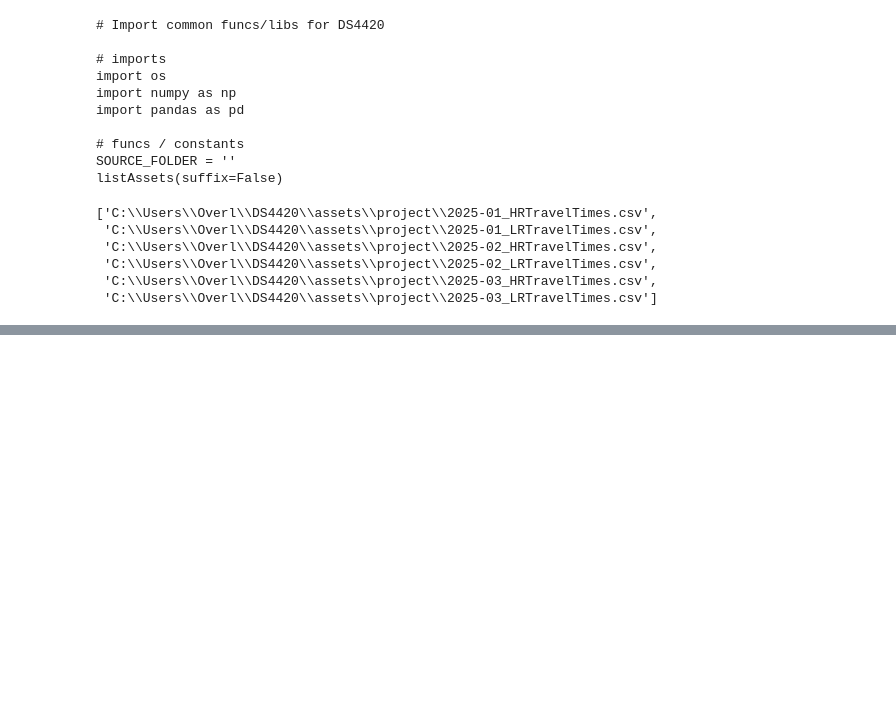
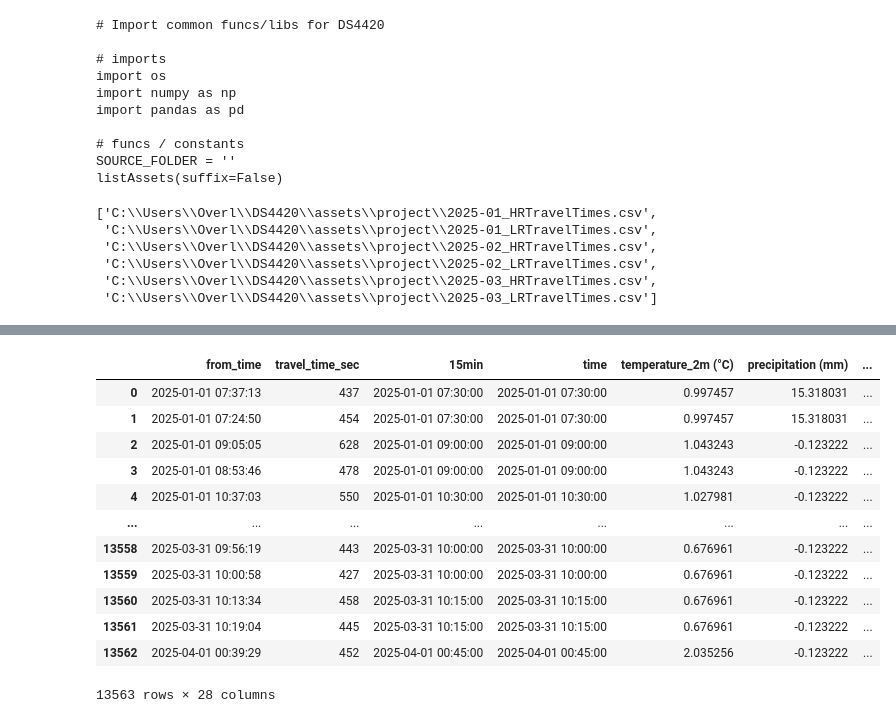
Before and after one commit to justing0909/DS4420_transit_delay_prediction, a Jupyter notebook: Preproc.ipynb, the cells around one changed output, grey strips where cells are left out. Saved outputs shown, nothing was run; the diff lists cells and outputs as text; code cells hidden in the pictures; blank space fills up the shorter version.

```diff
--- a/Preproc.ipynb
+++ b/Preproc.ipynb
@@ -97,0 +210,6 @@ pd.read_csv("ruggles2dtxg.csv")
+# %%
+# preproc 15-min weather
+weather = pd.read_csv("boston-15min.csv")
+weather["time"] = pd.to_datetime(weather["time"])
+weather = weather.fillna(0)
+weather
@@ -97,0 +232,3 @@ pd.read_csv("ruggles2dtxg.csv")
+# %%
+df = pd.merge(all_ruggles_data,weather,left_on="15min",right_on="time")
+df.shape
@@ -97,0 +237,4 @@ pd.read_csv("ruggles2dtxg.csv")
+# %%
+df = pd.get_dummies(df,
+                    prefix="w_code",
+                    columns=["weather_code (wmo code)"])
@@ -97,0 +256,27 @@ pd.read_csv("ruggles2dtxg.csv")
+# %%
+def df_scaler(df,cols):
+    df = df.copy(deep=True)
+    scaler = sklearn.preprocessing.StandardScaler()
+    df.loc[:,cols] = scaler.fit_transform(df[cols])
+    return df
+# %%
+scaled = df_scaler(df,['temperature_2m (°C)',
+       'precipitation (mm)', 'relative_humidity_2m (%)', 'visibility (m)',
+       'wind_speed_10m (km/h)', 'rain (mm)', 'snowfall_height (m)',
+       'snowfall (cm)', 'dew_point_2m (°C)', 'lightning_potential (J/kg)'])
+scaled.to_csv("ruggles2dtxg_weather_scaled.csv",index=False)
+scaled
+# %% [output]
+|  | from_time | travel_time_sec | 15min | time | temperature_2m (°C) | precipitation (mm) | ... |
+| 0 | 2025-01-01 07:37:13 | 437 | 2025-01-01 07:30:00 | 2025-01-01 07:30:00 | 0.997457 | 15.318031 | ... |
+| 1 | 2025-01-01 07:24:50 | 454 | 2025-01-01 07:30:00 | 2025-01-01 07:30:00 | 0.997457 | 15.318031 | ... |
+| 2 | 2025-01-01 09:05:05 | 628 | 2025-01-01 09:00:00 | 2025-01-01 09:00:00 | 1.043243 | -0.123222 | ... |
+| 3 | 2025-01-01 08:53:46 | 478 | 2025-01-01 09:00:00 | 2025-01-01 09:00:00 | 1.043243 | -0.123222 | ... |
+| 4 | 2025-01-01 10:37:03 | 550 | 2025-01-01 10:30:00 | 2025-01-01 10:30:00 | 1.027981 | -0.123222 | ... |
+| ... | ... | ... | ... | ... | ... | ... | ... |
+| 13558 | 2025-03-31 09:56:19 | 443 | 2025-03-31 10:00:00 | 2025-03-31 10:00:00 | 0.676961 | -0.123222 | ... |
+| 13559 | 2025-03-31 10:00:58 | 427 | 2025-03-31 10:00:00 | 2025-03-31 10:00:00 | 0.676961 | -0.123222 | ... |
+| 13560 | 2025-03-31 10:13:34 | 458 | 2025-03-31 10:15:00 | 2025-03-31 10:15:00 | 0.676961 | -0.123222 | ... |
+| 13561 | 2025-03-31 10:19:04 | 445 | 2025-03-31 10:15:00 | 2025-03-31 10:15:00 | 0.676961 | -0.123222 | ... |
+| 13562 | 2025-04-01 00:39:29 | 452 | 2025-04-01 00:45:00 | 2025-04-01 00:45:00 | 2.035256 | -0.123222 | ... |
+13563 rows × 28 columns
```
Also changed, not shown: parts of 32 cells of this notebook.
